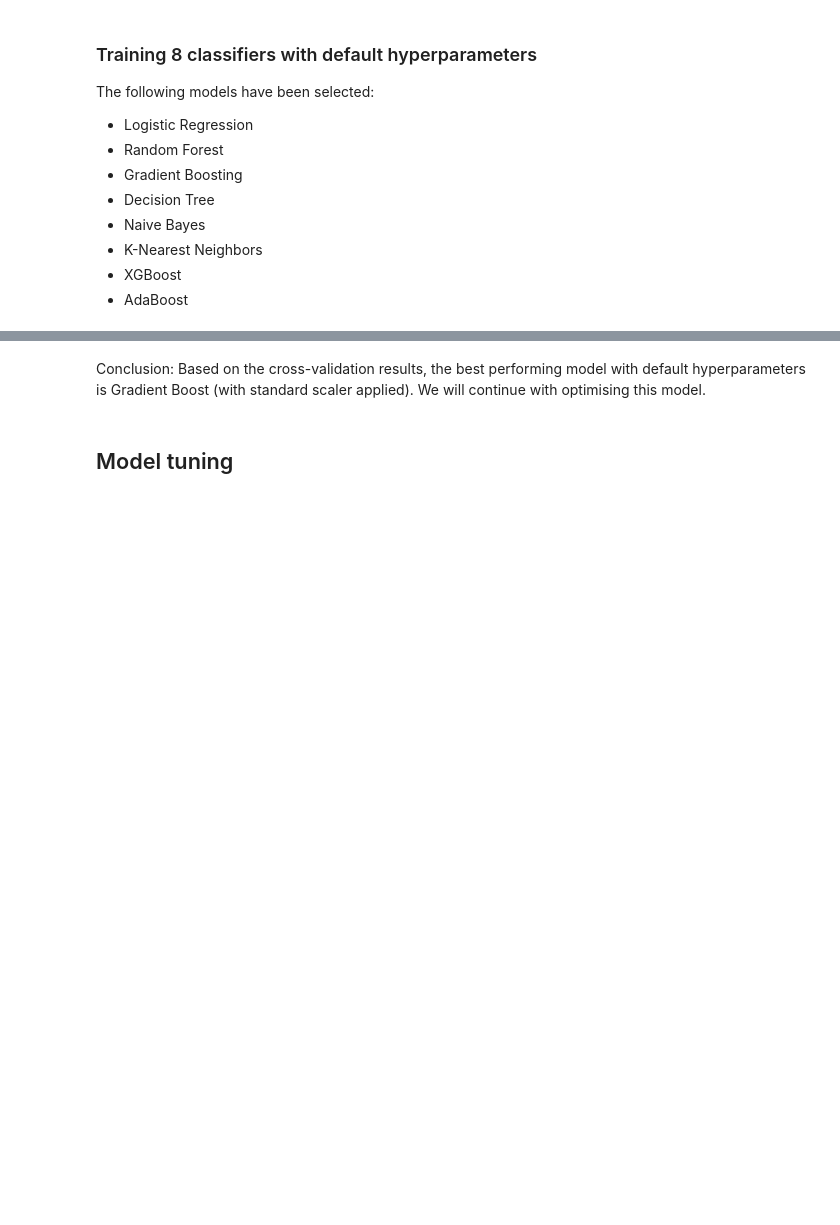
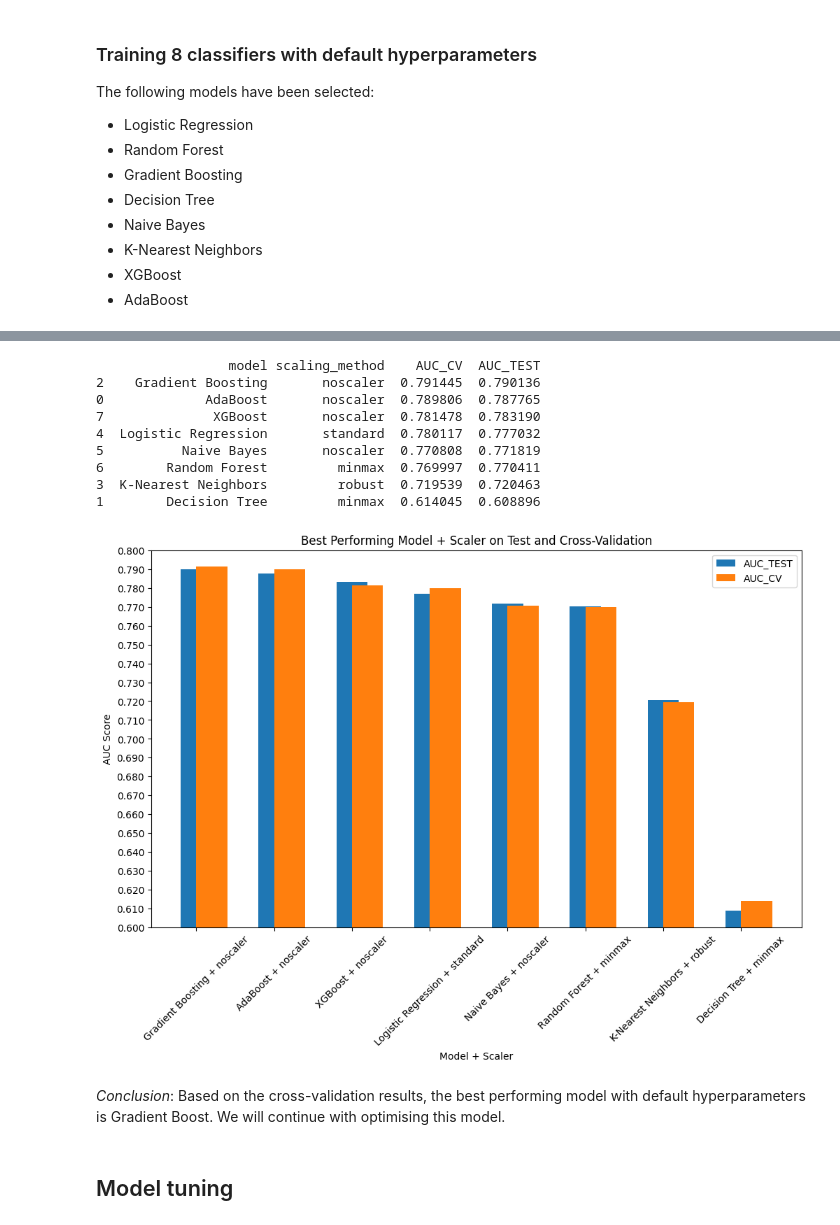
Before and after one commit to Maxvgrad/Binary-Classification-with-a-Software-Defects-Dataset, a Jupyter notebook: main.ipynb, the cells around one changed output, grey strips where cells are left out. Saved outputs shown, nothing was run; the diff lists cells and outputs as text; code cells hidden in the pictures; blank space fills up the shorter version.

```diff
--- a/main.ipynb
+++ b/main.ipynb
@@ -369,6 +391,49 @@ results.sort_values('AUC_TEST', ascending=False)[:10]
+# %%
+import matplotlib.pyplot as plt
+import matplotlib.ticker as ticker
+
+def plot_best_scalers(best_scalers_df):
+    best_scalers_df['model_scaler'] = best_scalers_df['model'] + " + " + best_scalers_df['scaling_method']
+
+    plt.figure(figsize=(12, 7))
+
+    plt.bar(best_scalers_df['model_scaler'], best_scalers_df['AUC_TEST'], width=0.4, align='center', label='AUC_TEST')
+
+    plt.bar(best_scalers_df['model_scaler'], best_scalers_df['AUC_CV'], width=0.4, align='edge', label='AUC_CV')
+
+    plt.ylim(0.6, max(best_scalers_df['AUC_TEST']) + 0.01)
+    plt.yticks(np.arange(0.6, max(best_scalers_df['AUC_TEST']) + 0.01, 0.01))
+
+    plt.xlabel('Model + Scaler')
+    plt.ylabel('AUC Score')
+    plt.title('Best Performing Model + Scaler on Test and Cross-Validation')
+    plt.xticks(rotation=45)
+    plt.legend()
+
+    ax = plt.gca()
+    ax.yaxis.set_major_formatter(ticker.FormatStrFormatter('%.3f'))
+
+    plt.show()
+# %%
+filter_best_models_and_scaler = filter_best_scalers(results).sort_values('AUC_TEST', ascending=False)
+
+print(filter_best_models_and_scaler)
+
+plot_best_scalers(filter_best_models_and_scaler)
+# %% [output]
+                 model scaling_method    AUC_CV  AUC_TEST
+2    Gradient Boosting       noscaler  0.791445  0.790136
+0             AdaBoost       noscaler  0.789806  0.787765
+7              XGBoost       noscaler  0.781478  0.783190
+4  Logistic Regression       standard  0.780117  0.777032
+5          Naive Bayes       noscaler  0.770808  0.771819
+6        Random Forest         minmax  0.769997  0.770411
+3  K-Nearest Neighbors         robust  0.719539  0.720463
+1        Decision Tree         minmax  0.614045  0.608896
+[figure, added]
 # %% [markdown]
-Conclusion:
-Based on the cross-validation results, the best performing model with default hyperparameters is Gradient Boost (with standard scaler applied). We will continue with optimising this model.
+*Conclusion*:
+Based on the cross-validation results, the best performing model with default hyperparameters is Gradient Boost. We will continue with optimising this model.
 # %% [markdown]
 ## Model tuning
 # %% [markdown]
```
Also changed, not shown: parts of 7 cells of this notebook.
